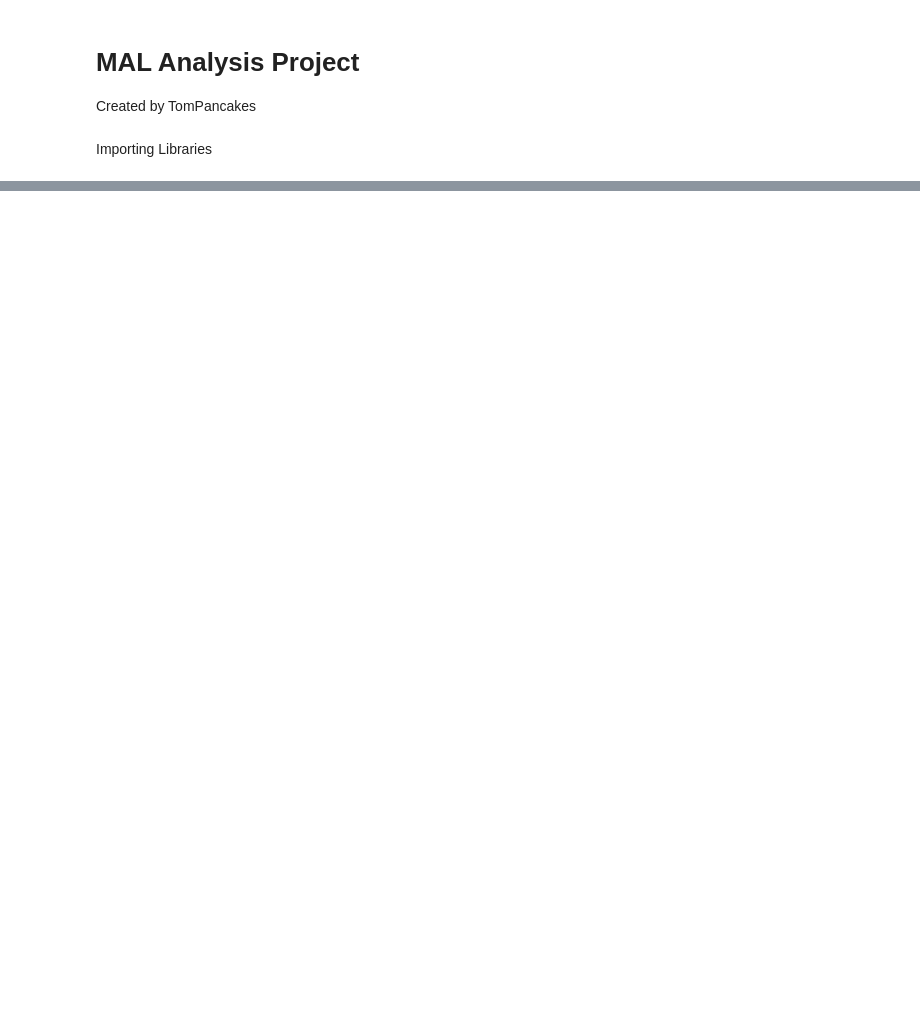
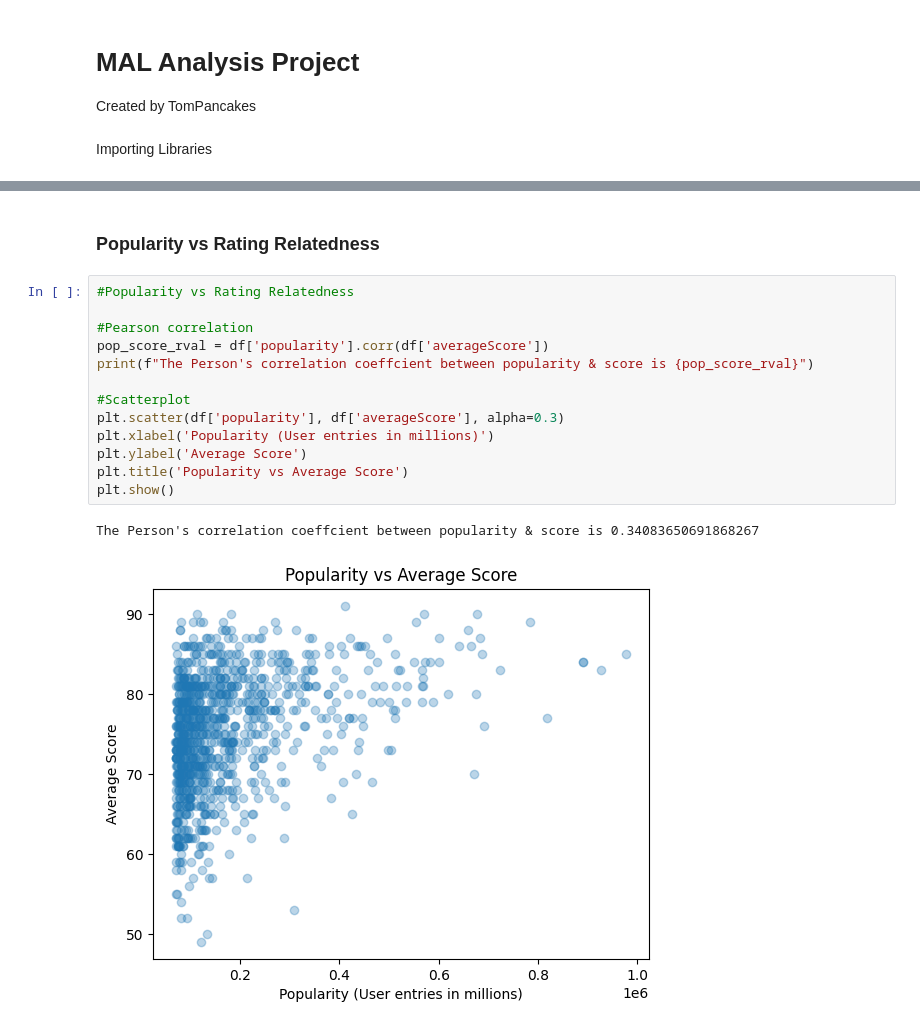
Before and after one commit to TomPancakes/Anime-Data-Analysis, a Jupyter notebook: anime_data_analysis.ipynb, the cells around one changed output, grey strips where cells are left out. Cells and saved outputs as stored; diff of their text form; blank space fills up the shorter version.

```diff
--- a/anime_data_analysis.ipynb
+++ b/anime_data_analysis.ipynb
@@ -124,0 +125,18 @@ The genre of ecchi being the lowest rated is expected, as series with heavy fan
+# %% [markdown]
+### Popularity vs Rating Relatedness
+# %%
+#Popularity vs Rating Relatedness
+
+#Pearson correlation
+pop_score_rval = df['popularity'].corr(df['averageScore'])
+print(f"The Person's correlation coeffcient between popularity & score is {pop_score_rval}")
+
+#Scatterplot
+plt.scatter(df['popularity'], df['averageScore'], alpha=0.3)
+plt.xlabel('Popularity (User entries in millions)')
+plt.ylabel('Average Score')
+plt.title('Popularity vs Average Score')
+plt.show()
+# %% [output]
+The Person's correlation coeffcient between popularity & score is 0.34083650691868267
+[figure, added]
```
Also changed, not shown: parts of 19 cells of this notebook, 2 other files.
